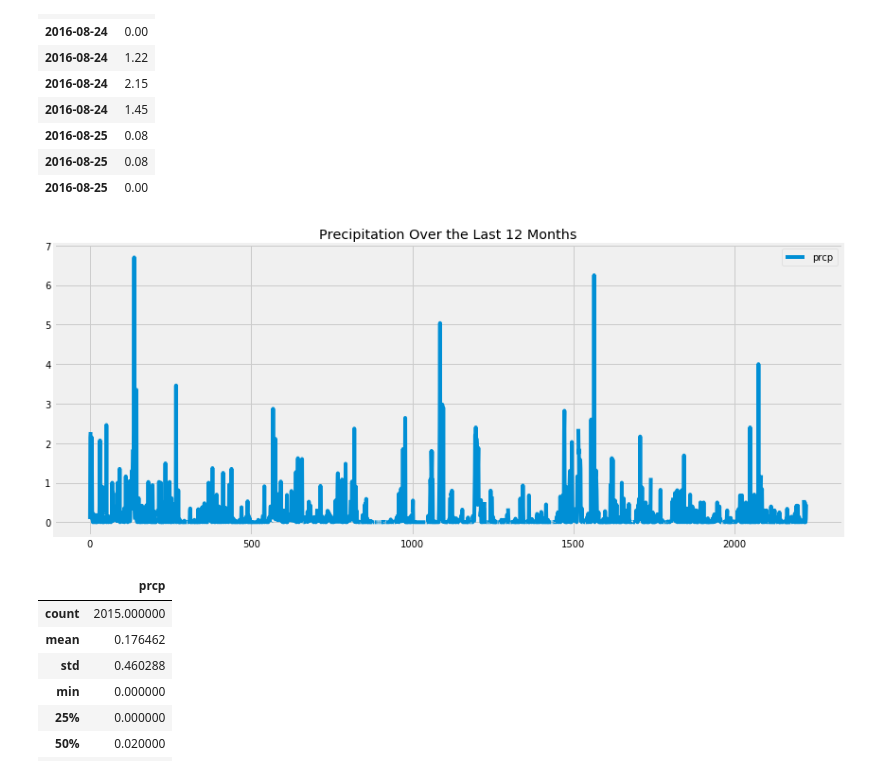
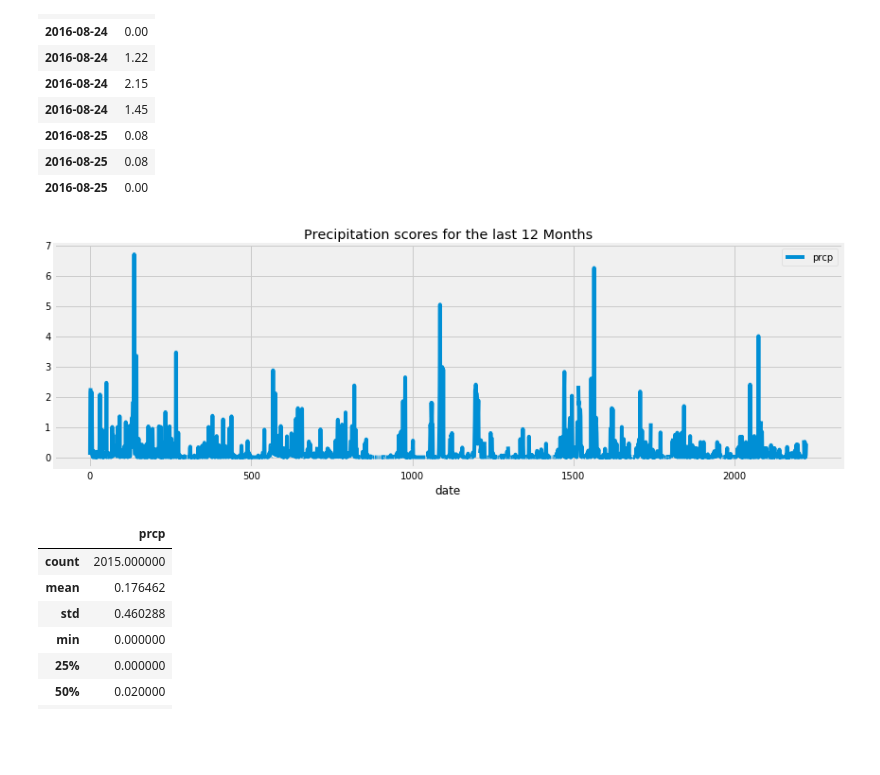
Before and after one commit to danielczz/HW_10-Analyzing_data_with_SQLLite_-_Python, a Jupyter notebook: main.ipynb, the cells around one changed output. Saved outputs shown, nothing was run; the diff lists cells and outputs as text; code cells hidden in the pictures; blank space fills up the shorter version.

```diff
--- a/main.ipynb
+++ b/main.ipynb
@@ -116,19 +116,21 @@ df.set_index("date").fillna(0).head(10)
 | 2016-08-25 | 0.00 |
 # %%
 # Use Pandas Plotting with Matplotlib to plot the data
-df.plot(figsize=(12, 5), x_compat=True)
+df.plot(figsize=(12, 4), x_compat=True)
 # df.plot('date','prcp')
 # df.plot('date', 'prcp', figsize=(12, 8), x_compat=True, color='green')
 #set the title
-plt.title('Precipitation Over the Last 12 Months')
+plt.title('Precipitation scores for the last 12 Months')
 plt.tight_layout()
-# plt.set_xlabel("date")
+plt.xlabel('date')
+# plt.legend("hola")
+# plt.legend('Precipitation')
 #rotate the x labels 45 degrees
 # plt.xticks(rotation=45)
 #make it a tight layout
 plt.show()
 # %% [output]
-[figure, old version]
+[figure, new version]
 # %%
 # Use Pandas to calculate the summary statistics for the precipitation data
 df.describe()
```
Also changed, not shown: parts of 24 cells of this notebook, 1 other file.
